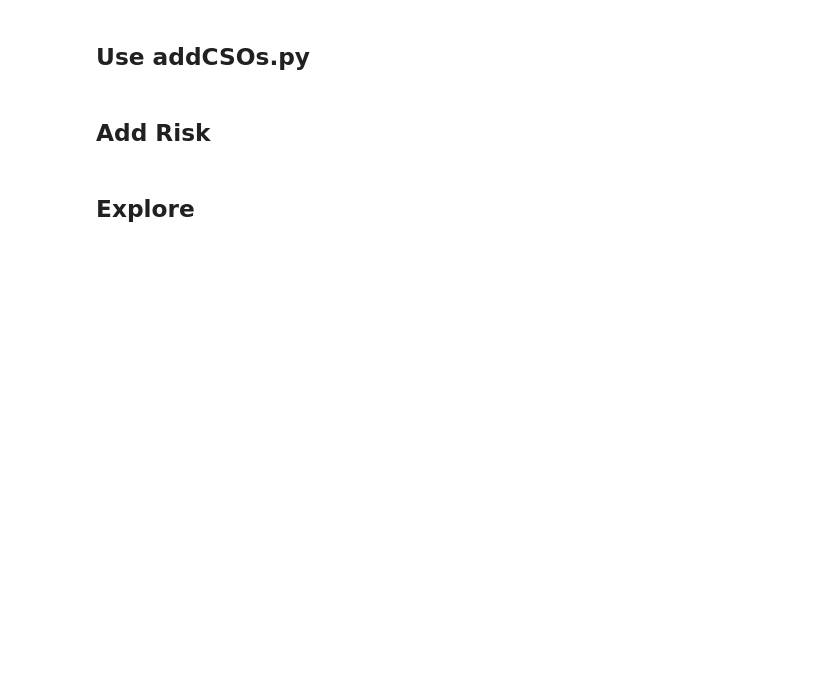
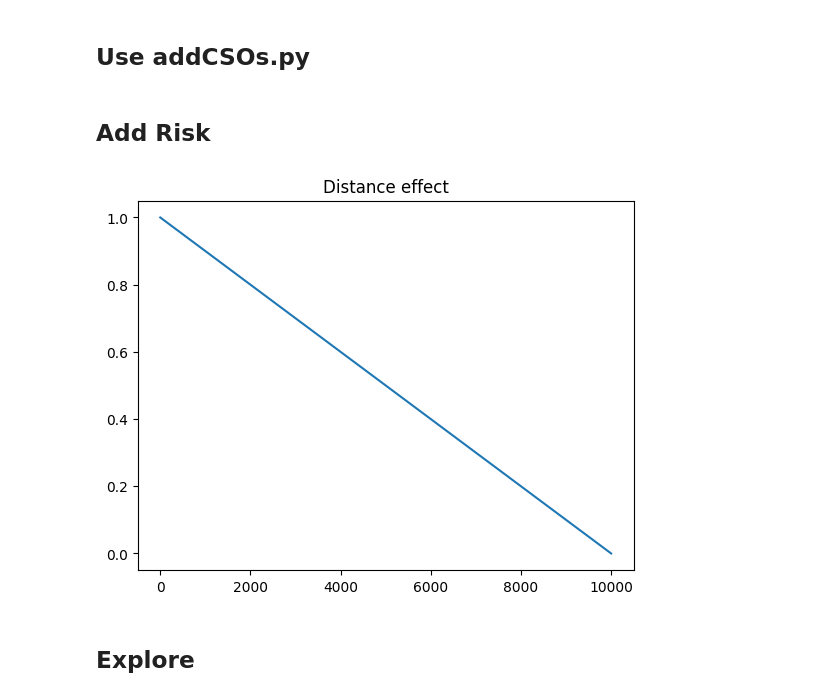
Before and after one commit to kanavj-cognizant/theme2C, a Jupyter notebook: Exploration.ipynb, the cells around one changed output. Cells and saved outputs as stored; diff of their text form; code cells hidden in the pictures; blank space fills up the shorter version.

```diff
--- a/Exploration.ipynb
+++ b/Exploration.ipynb
@@ -67,7 +90,7 @@ cso.explore(m=m, marker_kwds={"radius":5},color="red")
 # %%
 RIVER_RESOLUTION:float= 50
 MAX_OUTFALL_DIST_FROM_RIVER:float = 500
-MAX_RISK_DISTANCE: float = 3000
+MAX_RISK_DISTANCE: float = 10_000
 # %%
 river_points, cso_with_locations = calculate_risk_factors_cso(
     cso,
@@ -93,6 +116,13 @@ def add_simple_risk(gdf:gpd.GeoDataFrame)->gpd.GeoSeries:
 # %%
 def linear_dist_decrease(d:float)->float:
     return (MAX_RISK_DISTANCE-d)/MAX_RISK_DISTANCE
+# %%
+x = np.linspace(0,MAX_RISK_DISTANCE,100)
+plt.plot(x,linear_dist_decrease(x))
+plt.title("Distance effect")
+plt.show()
+# %% [output]
+[figure, added]
 # %%
 def add_frequency_risk(gdf:gpd.GeoDataFrame)->gpd.GeoSeries:
     EDM_PATH = os.getenv("CSO_DATA_OUTPUT")
```
Also changed, not shown: parts of 18 cells of this notebook, 2 other files.
